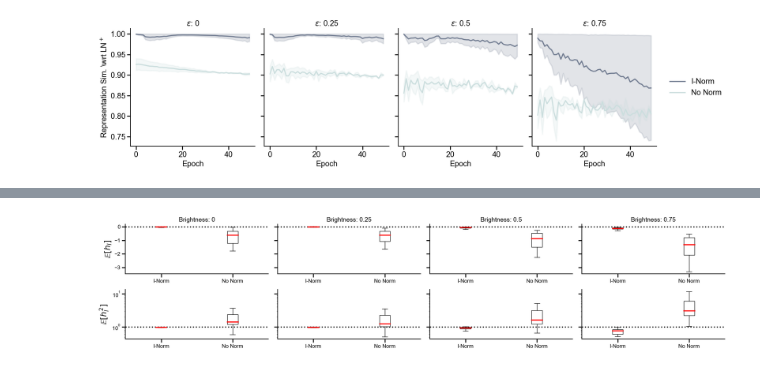
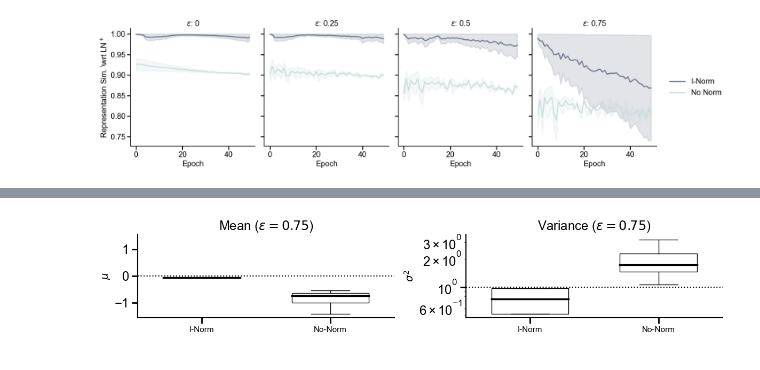
Before and after one commit to RoyHEyono/HomeostaticDANN, a Jupyter notebook: models/dense_mnist_task/figure_notebooks/fig2.ipynb, the cells around one changed output, grey strips where cells are left out. Cells and saved outputs as stored; diff of their text form; code cells hidden in the pictures.

```diff
--- a/models/dense_mnist_task/figure_notebooks/fig2.ipynb
+++ b/models/dense_mnist_task/figure_notebooks/fig2.ipynb
@@ -284,98 +177,97 @@ No Homeostasis - 0.75 - fc1 - 50
 import matplotlib.pyplot as plt
 import numpy as np
 
-plt.rcParams['figure.constrained_layout.use'] = False
+def plot_mu_var_for_epsilon(epsilon):
+    ln_feedback_types = ['I-Norm', 'No-Norm']
+    mean_color = "black"
+    var_color = "black"
 
-brightness_factors = [0, 0.25, 0.5, 0.75]
-ln_feedback_types = ['I-Norm', 'No Norm']
+    fig, axs = plt.subplots(1, 2, figsize=(12, 2.5), sharey=False)
+    fig.subplots_adjust(wspace=0.3)
 
-# Setup figure: 2 rows (mean & variance), 4 columns (brightness levels)
-fig, axs = plt.subplots(2, 4, figsize=(20, 4.5), sharey='row')
-fig.subplots_adjust(wspace=0.3, hspace=0.35)
-
-for col, bright in enumerate(brightness_factors):
+    # Collect data
     mu_data = []
     var_data = []
-
     for ln_fdb in ln_feedback_types:
-        # Fetch runs for this brightness and feedback type
         runs = fetch_runs(
             api,
             entity='project_danns',
             project_name='Luminosity_LNHomeostasis',
             filters={
                 "config.dataset": "fashionmnist",
-                "config.brightness_factor": bright,
+                "config.brightness_factor": epsilon,
                 "config.homeostasis": 1 if ln_fdb == 'I-Norm' else 0,
                 "config.normtype": 0,
                 "config.normtype_detach": 1,
                 "config.excitation_training": 1 if ln_fdb == 'I-Norm' else 0,
                 "config.layer_norm": None if ln_fdb == 'I-Norm' else 0,
-                "config.use_testset": True
+                "config.use_testset": True,
+                "config.lambda_homeo": 0.01 if ln_fdb == 'I-Norm' else 1,
             },
             order="-summary_metrics.test_acc"
-        )
+        )[:10]
 
-        mu_vals = []
-        var_vals = []
-
+        mu_vals, var_vals = [], []
         for run in runs:
             try:
-                # Convert to float, skip if missing
                 mu0 = float(run.summary.get("train_fc0_mu", np.nan))
                 mu1 = float(run.summary.get("train_fc1_mu", np.nan))
                 var0 = float(run.summary.get("train_fc0_var", np.nan))
                 var1 = float(run.summary.get("train_fc1_var", np.nan))
             except (TypeError, ValueError):
-                continue  # Skip if not convertible to float
+                continue
 
-            # Skip if any NaN
             if np.isnan(mu0) or np.isnan(mu1) or np.isnan(var0) or np.isnan(var1):
                 continue
 
-            # Average across fc0 and fc1
             mu_vals.append((mu0 + mu1) / 2)
             var_vals.append((var0 + var1) / 2)
 
         mu_data.append(mu_vals)
         var_data.append(var_vals)
 
-    # Convert to object arrays (to handle uneven lengths)
-    mu_data = np.array(mu_data, dtype=object)
-    var_data = np.array(var_data, dtype=object)
-
-    # --- Plot mean ---
-    axs[0, col].boxplot(
-        mu_data.T,
+    # ----- Plot mean -----
+    mu_ax = axs[0]
+    mu_ax.boxplot(
+        mu_data, positions=np.arange(1, len(ln_feedback_types) + 1), widths=0.6,
         patch_artist=True,
         boxprops=dict(color='black', facecolor='none'),
-        medianprops=dict(linewidth=2.5, color='red'),
+        medianprops=dict(linewidth=2.5, color=mean_color),
         showfliers=False
     )
-    axs[0, col].set_title(f'Brightness: {bright}', fontsize=14)
-    axs[0, col].set_xticks([1, 2])
-    axs[0, col].set_xticklabels(ln_feedback_types, fontsize=12)
-    axs[0, col].axhline(y=0, color='black', linestyle='dotted')
-    axs[0, col].tick_params(axis='y', labelsize=12)
-    # axs[0, col].set_yscale("log")
-    if col == 0:
-        axs[0, col].set_ylabel(r'$\mathbb{E}[h_l]$', fontsize=18)
+    mu_ax.axhline(y=0, color=mean_color, linestyle="dotted", linewidth=1.5)
+    mu_ax.set_ylabel(r"$\mu$", fontsize=14)
+    mu_ax.set_xticks(np.arange(1, len(ln_feedback_types) + 1))
+    mu_ax.set_xticklabels(ln_feedback_types, fontsize=11)
+    mu_data_all = np.concatenate(mu_data)
+    mu_max_abs = np.nanmax(np.abs(mu_data_all))
+    mu_ax.set_ylim([-mu_max_abs * 1.1, mu_max_abs * 1.1])
+    mu_ax.set_title(fr"Mean ($\epsilon={epsilon}$)")
 
-    # --- Plot variance ---
-    axs[1, col].boxplot(
-        var_data.T,
+    # ----- Plot variance -----
+    var_ax = axs[1]
+    var_ax.boxplot(
+        var_data, positions=np.arange(1, len(ln_feedback_types) + 1), widths=0.6,
         patch_artist=True,
         boxprops=dict(color='black', facecolor='none'),
-        medianprops=dict(linewidth=2.5, color='red'),
+        medianprops=dict(linewidth=2.5, color=var_color),
         showfliers=False
     )
-    axs[1, col].set_xticks([1, 2])
-    axs[1, col].set_xticklabels(ln_feedback_types, fontsize=12)
-    axs[1, col].axhline(y=1, color='black', linestyle='dotted')
-    axs[1, col].tick_params(axis='y', labelsize=12)
-    axs[1, col].set_yscale("log")
-    if col == 0:
-        axs[1, col].set_ylabel(r'$\mathbb{E}[h^2_l]$', fontsize=18)
+    var_ax.axhline(y=1, color=var_color, linestyle="dotted", linewidth=1.5)
+    var_ax.set_ylabel(r"$\sigma^2$", fontsize=14)
+    var_ax.set_xticks(np.arange(1, len(ln_feedback_types) + 1))
+    var_ax.set_xticklabels(ln_feedback_types, fontsize=11)
+    var_ax.set_yscale("log")
+    var_data_all = np.concatenate(var_data)
+    var_deviation = np.nanmax(np.abs(var_data_all - 1))
+    var_ax.set_ylim([1 - var_deviation * 1.2, 1 + var_deviation * 1.2])
+    var_ax.set_title(fr"Variance ($\epsilon={epsilon}$)")
 
-plt.savefig("figure2c.svg", format="svg")
+    plt.tight_layout()
+    plt.savefig(f"figure2b(eps={epsilon}).svg", format="svg")
+    plt.show()
+
+
+# Example usage:
+plot_mu_var_for_epsilon(0.75)
 # %% [output]
@@ -382 +276 @@ plt.savefig("figure2c.svg", format="svg")
-[figure, old version]
+[figure, new version]
```
Also changed, not shown: parts of 8 cells of this notebook, 8 other files.
